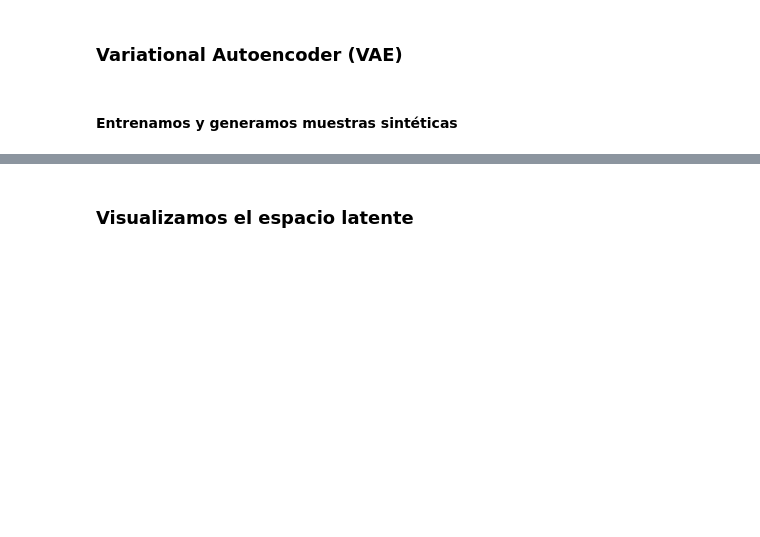
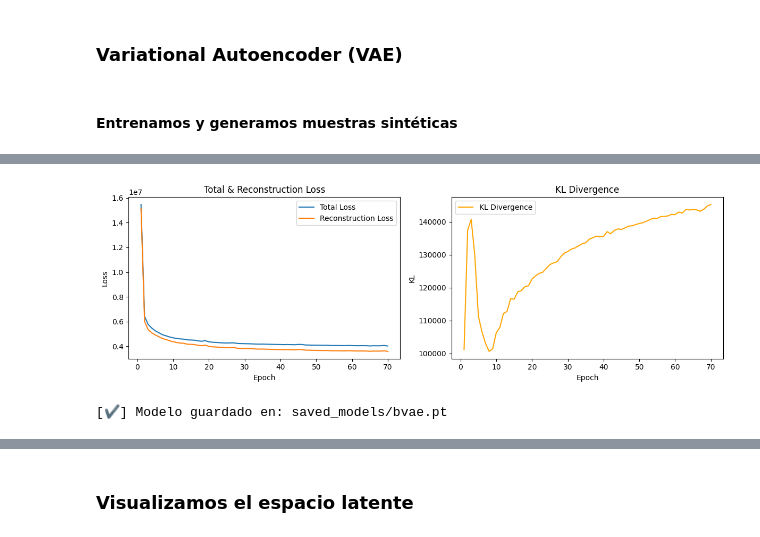
Before and after one commit to martinbianchi0/whale_challenge, a Jupyter notebook: notebook.ipynb, the cells around one changed output, grey strips where cells are left out. Saved outputs shown, nothing was run; the diff lists cells and outputs as text; code cells hidden in the pictures; blank space fills up the shorter version.

```diff
--- a/notebook.ipynb
+++ b/notebook.ipynb
@@ -328,38 +372,6 @@ train_loader = DataLoader(TensorDataset(X_tensor), batch_size=batch_size, shuffl
 # %% [markdown]
 #### Entrenamos y generamos muestras sintéticas
 # %%
-
-def train_vae():
-    device = torch.device("mps" if torch.mps.is_available() else "cpu")
-
-    epochs = 50
-    model = BetaVAE(latent_dim=32).to(device)
-    optimizer = torch.optim.Adam(model.parameters(), lr=1e-3)
-
-    beta = 3.0  # Podés empezar en 1.0 e ir probando (0.25, 4.0, etc.)
-    for epoch in range(epochs):
-        model.train()
-        total_loss, total_recon, total_kl = 0, 0, 0
-        for batch in train_loader:
-            x = batch[0].to(device)
-
-            recon, mu, logvar = model(x)
-            loss, recon_loss, kld_loss = model.bvae_loss(recon, x, mu, logvar, beta)
-
-            optimizer.zero_grad()
-            loss.backward()
-            optimizer.step()
-
-            total_loss += loss.item()
-            total_recon += recon_loss.item()
-            total_kl += kld_loss.item()
-
-        print(f"Epoch [{epoch+1}], Loss: {total_loss:.2f}, Recon: {total_recon:.2f}, KL: {total_kl:.2f}")
-    return model
-
-
-
-model = train_vae()
-save_model(model)
-model = load_model()
+beta_vae = train_vae(train_loader, latent_dimension=32, beta=3.0, epochs=60)
+save_model(beta_vae, path='saved_models/bvae.pt')
 # %% [output]
@@ -368 +395,3 @@ model = load_model()
+[figure, added]
+[✔] Modelo guardado en: saved_models/bvae.pt
 # %%
```
Also changed, not shown: parts of 20 cells of this notebook, 3 other files.
